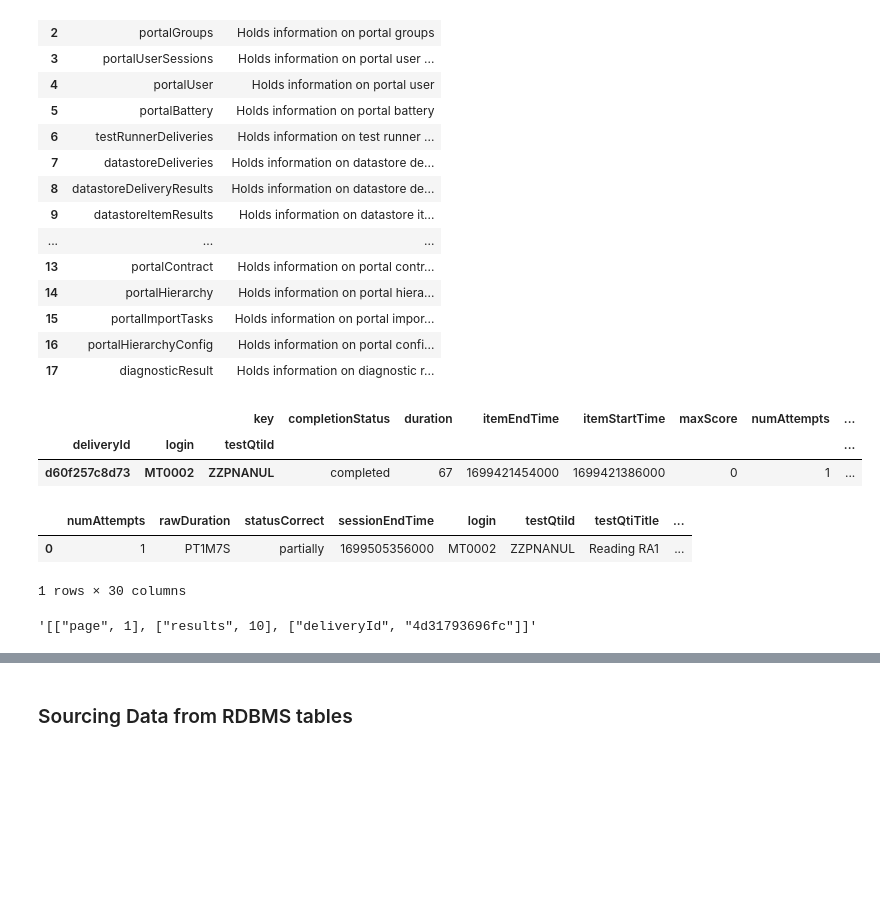
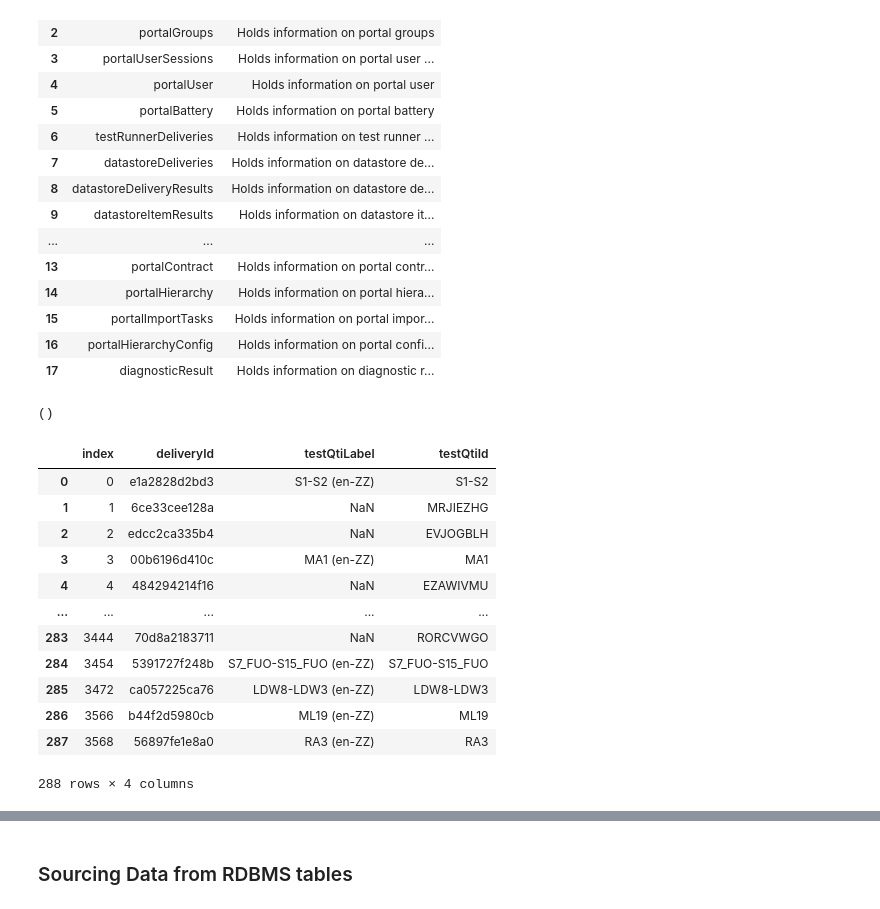
Before and after one commit to leonhead-acer/pisa2025-api-etl, a Jupyter notebook: Getting_started_with_Data_Extraction.ipynb, the cells around one changed output, grey strips where cells are left out. Cells and saved outputs as stored; diff of their text form; code cells hidden in the pictures; blank space fills up the shorter version.

```diff
--- a/Getting_started_with_Data_Extraction.ipynb
+++ b/Getting_started_with_Data_Extraction.ipynb
@@ -141,6 +129,7 @@ df_health
 # %%
 api_url_entity_list = "https://dynamic-query-api-pisa-qa.staging.gcp-eu.taocloud.org/api/v1/entity/list"
-df_entity_list = req_get(url=api_url_entity_list,token=token)
+response = req_func(req_type = "get", url=api_url_entity_list,token=token)
+df_entity_list = pd.json_normalize(json.loads(response.text))
 df_entity_list
 # %% [output]
 |  | name | description |
@@ -263,9 +286,11 @@ def api_json_extract(df_raw,entity,options=None):
 # %%
-df_del_results = api_json_extract(df_del_results_all, entity = entity_del, options = {'item_resp': True})
+ent_keys = list(ent_df)
+# output = api_json_extract(ent_df[ent_keys[0]], entity = ent_keys[0], options = {'item_resp': True})
+output = api_json_extract(ent_df[ent_keys[0]], entity = ent_keys[0], options = None)
 (
-  df_del_results
+  # output
   # .query('q_lab.str.match("score")')
-  .query('q_num == "3"')
+  # .query('q_num == "3"')
   # .query('val.str.match("CR560Q03")')
   # .assign(
   #   val = lambda df: df.val.astype(int)
@@ -273,32 +298,35 @@ df_del_results = api_json_extract(df_del_results_all, entity = entity_del, optio
   # .groupby(['deliveryId','login','testQtiId'],as_index = False)
   # .size()
   # .agg({'val': 'sum'})
-  .pivot_table(
-    index=['deliveryId','login','testQtiId'],
-    columns = 'key',
-    values = 'val',
-    aggfunc='first'
-  )
-  .rename(
-    columns = lambda x: x.strip('3.')
-  )
+  # .pivot_table(
+  #   index=['deliveryId','login','testQtiId'],
+  #   columns = 'key',
+  #   values = 'val',
+  #   aggfunc='first'
+  # )
+  # .rename(
+  #   columns = lambda x: x.strip('3.')
+  # )
 )
 # %% [output]
-|  |  | key | completionStatus | duration | itemEndTime | itemStartTime | maxScore | numAttempts | ... |
-| deliveryId | login | testQtiId |  |  |  |  |  |  | ... |
-| d60f257c8d73 | MT0002 | ZZPNANUL | completed | 67 | 1699421454000 | 1699421386000 | 0 | 1 | ... |
+()
-# %%
-df_itm_results = api_json_extract(df_itm_results_all, entity = entity_del)
-df_itm_results.filter(regex = '^(?!metadata)(?!ltiParameters)(?!rawLtiParameters)(?!outcomes)(?!_id)')
-# %% [output]
-|  | numAttempts | rawDuration | statusCorrect | sessionEndTime | login | testQtiId | testQtiTitle | ... |
-| 0 | 1 | PT1M7S | partially | 1699505356000 | MT0002 | ZZPNANUL | Reading RA1 | ... |
-1 rows × 30 columns
-# %%
-deliveryId = "4d31793696fc"
-api_url_delid_result = "https://dynamic-query-api-pisa-qa.staging.gcp-eu.taocloud.org/api/v1/deliveries/%s/results" % deliveryId
-params = (('page',1),('results',10),('deliveryId',deliveryId))
-# df_results_delid = req_get(url=api_url_results_all,token=token, params = params)
-# df_results_delid
-# %% [output]
-'[["page", 1], ["results", 10], ["deliveryId", "4d31793696fc"]]'
+# %%
+all_deliveries_results = pd.json_normalize(output,record_path=['data'],max_level=0)
+# all_deliveries_results['uniqueId'] = all_deliveries_results['deliveryId'] + all_deliveries_results['login']
+del_tab = all_deliveries_results[['deliveryId','testQtiLabel','testQtiId']].drop_duplicates().reset_index()
+# del_tab.to_excel('all_delivery results 20240118.xlsx')
+del_tab
+# %% [output]
+|  | index | deliveryId | testQtiLabel | testQtiId |
+| 0 | 0 | e1a2828d2bd3 | S1-S2 (en-ZZ) | S1-S2 |
+| 1 | 1 | 6ce33cee128a | NaN | MRJIEZHG |
+| 2 | 2 | edcc2ca335b4 | NaN | EVJOGBLH |
+| 3 | 3 | 00b6196d410c | MA1 (en-ZZ) | MA1 |
+| 4 | 4 | 484294214f16 | NaN | EZAWIVMU |
+| ... | ... | ... | ... | ... |
+| 283 | 3444 | 70d8a2183711 | NaN | RORCVWGO |
+| 284 | 3454 | 5391727f248b | S7_FUO-S15_FUO (en-ZZ) | S7_FUO-S15_FUO |
+| 285 | 3472 | ca057225ca76 | LDW8-LDW3 (en-ZZ) | LDW8-LDW3 |
+| 286 | 3566 | b44f2d5980cb | ML19 (en-ZZ) | ML19 |
+| 287 | 3568 | 56897fe1e8a0 | RA3 (en-ZZ) | RA3 |
+288 rows × 4 columns
```
Also changed, not shown: parts of 31 cells of this notebook.
